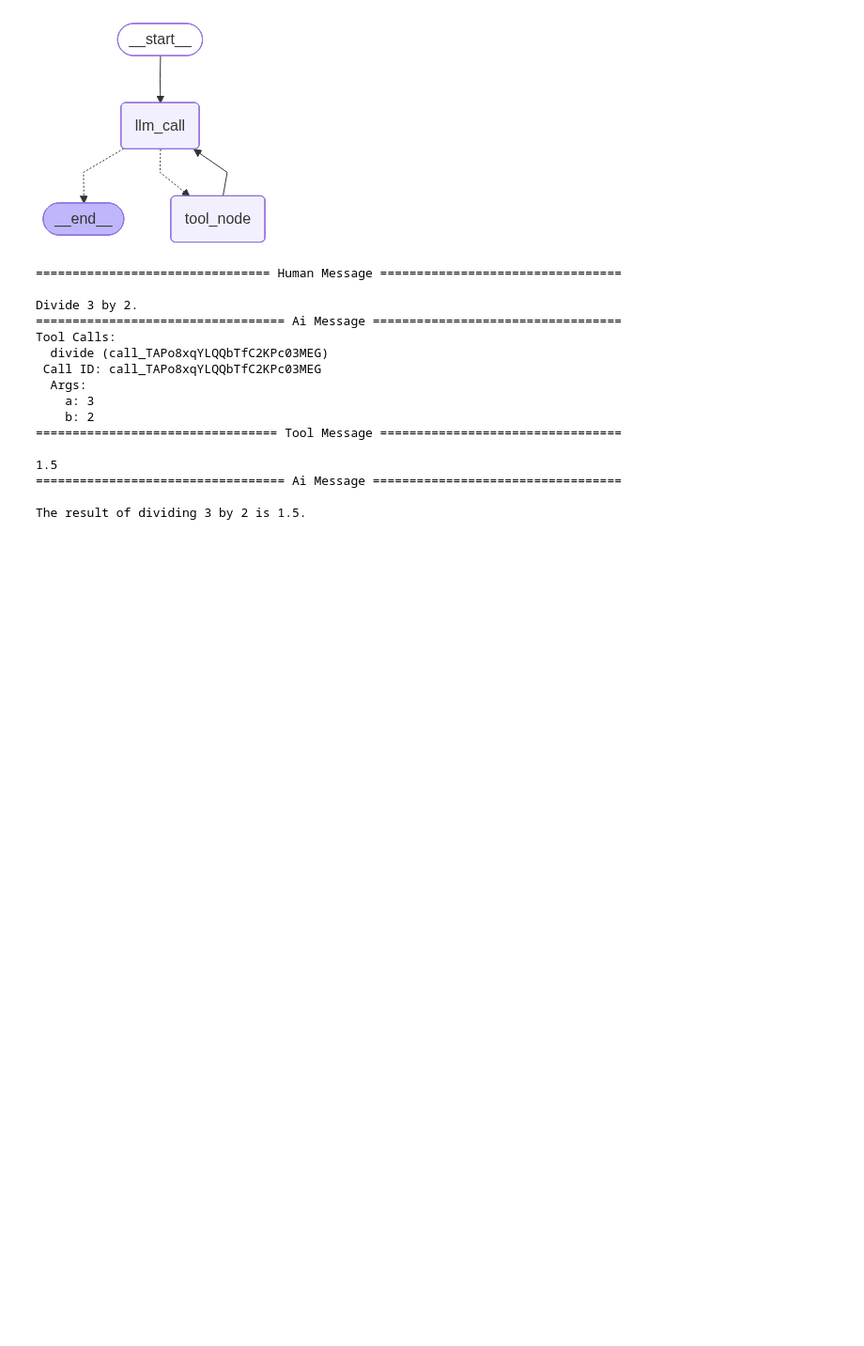
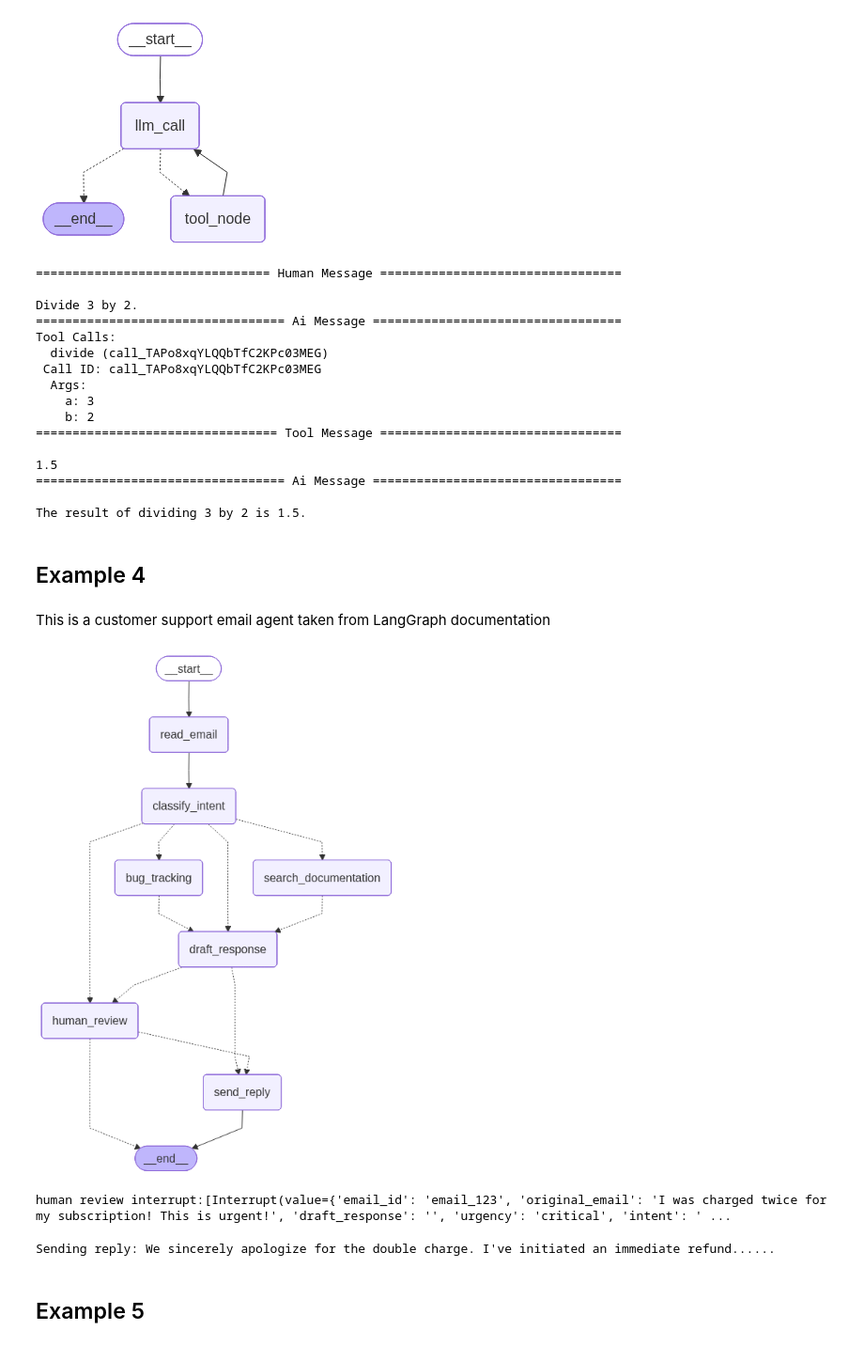
Before and after one commit to ssafarveisi-dataops/mcp-demo, a Jupyter notebook: search_agent.ipynb, the cells around one changed output. Shown at 94% size. Drawn from its saved outputs; the diff is of its cells as text; code cells hidden in the pictures; blank space fills up the shorter version.

Commit message:
Added new examples

```diff
--- a/search_agent.ipynb
+++ b/search_agent.ipynb
@@ -550,3 +552,7 @@ Tool Calls:
 ================================== Ai Message ==================================
 
 The result of dividing 3 by 2 is 1.5.
+# %% [markdown]
+## Example 4
+# %% [markdown]
+This is a customer support email agent taken from LangGraph documentation
@@ -552,0 +585,18 @@ The result of dividing 3 by 2 is 1.5.
+# %%
+# A dummy implementation of a SearchAPIError
+class SearchAPIError(Exception):
+    """Custom exception for Search API errors."""
+
+    def __init__(self, message: str, status_code: int = None, payload: dict = None):
+        super().__init__(message)
+        self.message = message
+        self.status_code = status_code
+        self.payload = payload or {}
+
+    def __str__(self):
+        base = f"SearchAPIError: {self.message}"
+        if self.status_code:
+            base += f" (status_code={self.status_code})"
+        if self.payload:
+            base += f" | payload={self.payload}"
+        return base
@@ -552,0 +764,30 @@ The result of dividing 3 by 2 is 1.5.
+# %%
+# Create the graph
+workflow = StateGraph(EmailAgentState)
+
+# Add nodes with appropriate error handling
+workflow.add_node("read_email", read_email)
+workflow.add_node("classify_intent", classify_intent)
+
+# Add retry policy for nodes that might have transient failures
+workflow.add_node(
+    "search_documentation",
+    search_documentation,
+    retry_policy=RetryPolicy(max_attempts=3, initial_interval=1.0)
+)
+workflow.add_node("bug_tracking", bug_tracking)
+workflow.add_node("draft_response", draft_response)
+workflow.add_node("human_review", human_review)
+workflow.add_node("send_reply", send_reply)
+
+# Add only the essential edges
+workflow.add_edge(START, "read_email")
+workflow.add_edge("read_email", "classify_intent")
+workflow.add_edge("send_reply", END)
+
+memory = MemorySaver()
+app = workflow.compile(checkpointer=memory)
+
+display(Image(app.get_graph().draw_mermaid_png()))
+# %% [output]
+[figure, added]
@@ -552,0 +807,5 @@ The result of dividing 3 by 2 is 1.5.
+# %%
+# The graph will pause at human_review
+print(f"human review interrupt:{result['__interrupt__']}")
+# %% [output]
+human review interrupt:[Interrupt(value={'email_id': 'email_123', 'original_email': 'I was charged twice for my subscription! This is urgent!', 'draft_response': '', 'urgency': 'critical', 'intent': ' ...
@@ -552,0 +819,6 @@ The result of dividing 3 by 2 is 1.5.
+# %%
+final_result = app.invoke(human_response, config)
+# %% [output]
+Sending reply: We sincerely apologize for the double charge. I've initiated an immediate refund......
+# %% [markdown]
+## Example 5
```
Also changed, not shown: parts of 12 cells of this notebook.
